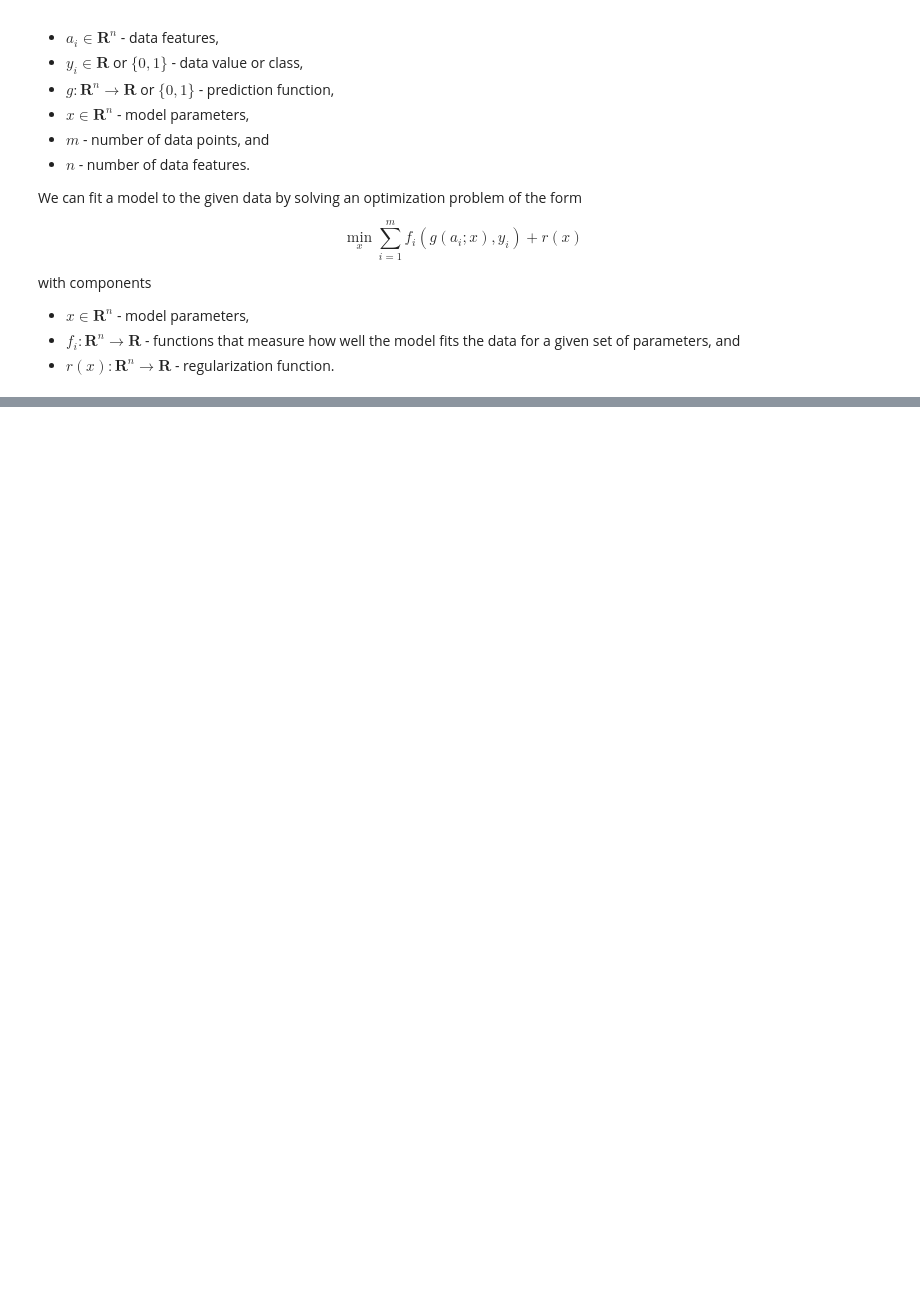
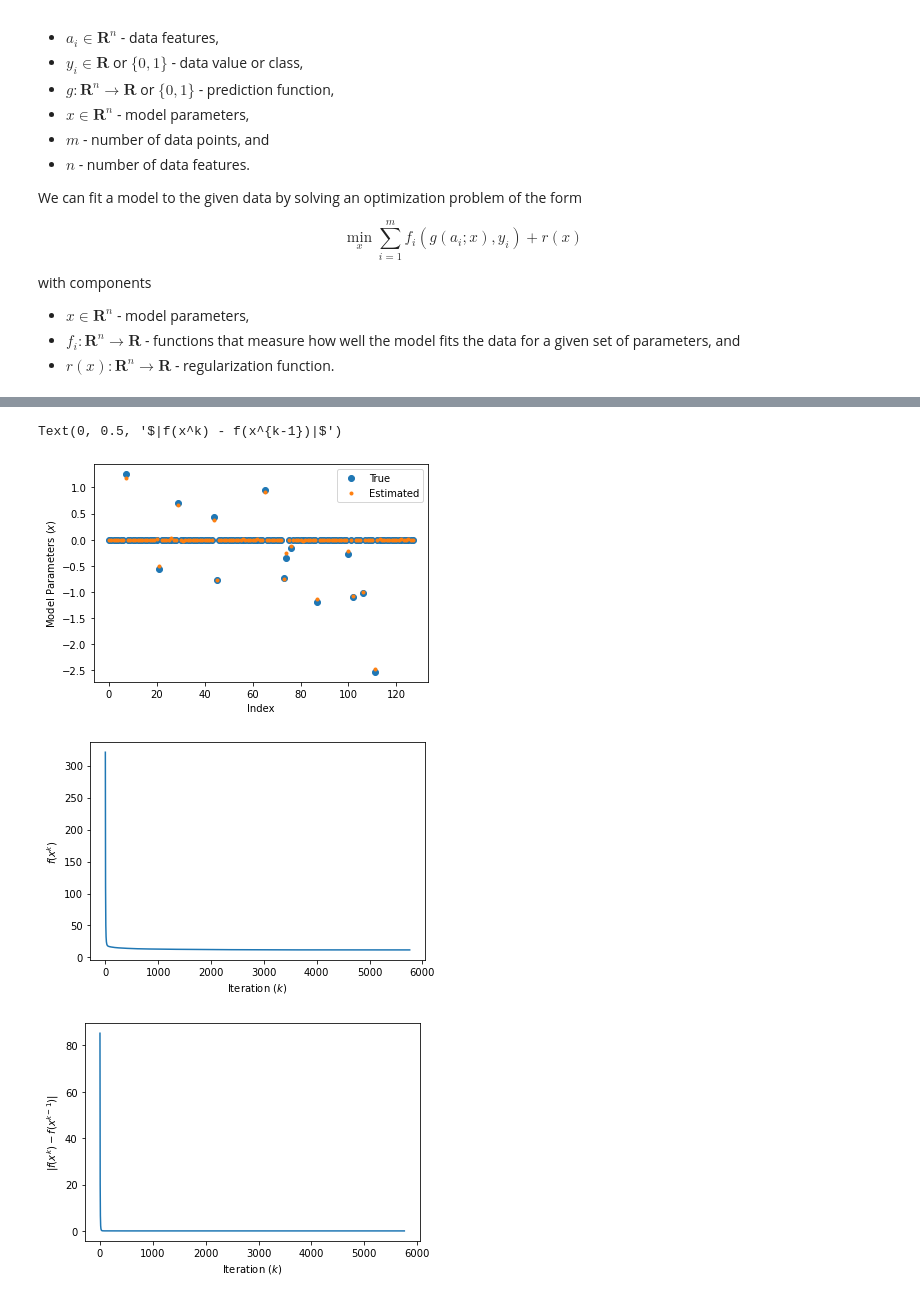
Before and after one commit to UW-AMO/neurohackademy, a Jupyter notebook: notebooks/Part2-LinearRegression.ipynb, the cells around one changed output, grey strips where cells are left out. Cells and saved outputs as stored; diff of their text form; code cells hidden in the pictures; blank space fills up the shorter version.

```diff
--- a/notebooks/Part2-LinearRegression.ipynb
+++ b/notebooks/Part2-LinearRegression.ipynb
@@ -73,0 +166,39 @@ $$\min_x \sum_{i=1}^m(y_i - a_i^Tx)^2 = \|y - Ax\|^2.$$
+# %%
+x = np.zeros(n)
+max_iter = 10000
+tol = 1e-6
+lam = 1
+step = 1/(np.linalg.norm(np.transpose(A).dot(A)))
+func_vals = np.zeros(max_iter + 1)
+func_vals[0] = func(x) + lam*np.linalg.norm(x, 1)
+func_diff = np.zeros(max_iter)
+for ii in range(1, max_iter + 1):
+    if lam is None:
+        x = x - step*grad(x)
+    else:
+        x = prox(x - step*grad(x), lam*step)
+    func_vals[ii] = func(x) + lam*np.linalg.norm(x, 1)
+    func_diff[ii - 1] = np.abs(func_vals[ii] - func_vals[ii - 1])
+    if func_diff[ii - 1] < tol:
+        break
+
+plt.plot(x_true, 'o')
+plt.plot(x, '.')
+plt.xlabel('Index')
+plt.ylabel('Model Parameters ($x$)')
+plt.legend(['True', 'Estimated'], bbox_to_anchor=(1, 1))
+
+plt.figure()
+plt.plot(func_vals[:ii+1])
+plt.xlabel('Iteration ($k$)')
+plt.ylabel('$f(x^k)$')
+
+plt.figure()
+plt.plot(func_diff[:ii+1])
+plt.xlabel('Iteration ($k$)')
+plt.ylabel('$|f(x^k) - f(x^{k-1})|$')
+# %% [output]
+Text(0, 0.5, '$|f(x^k) - f(x^{k-1})|$')
+[figure, added]
+[figure, added]
+[figure, added]
```
Also changed, not shown: parts of 15 cells of this notebook.
